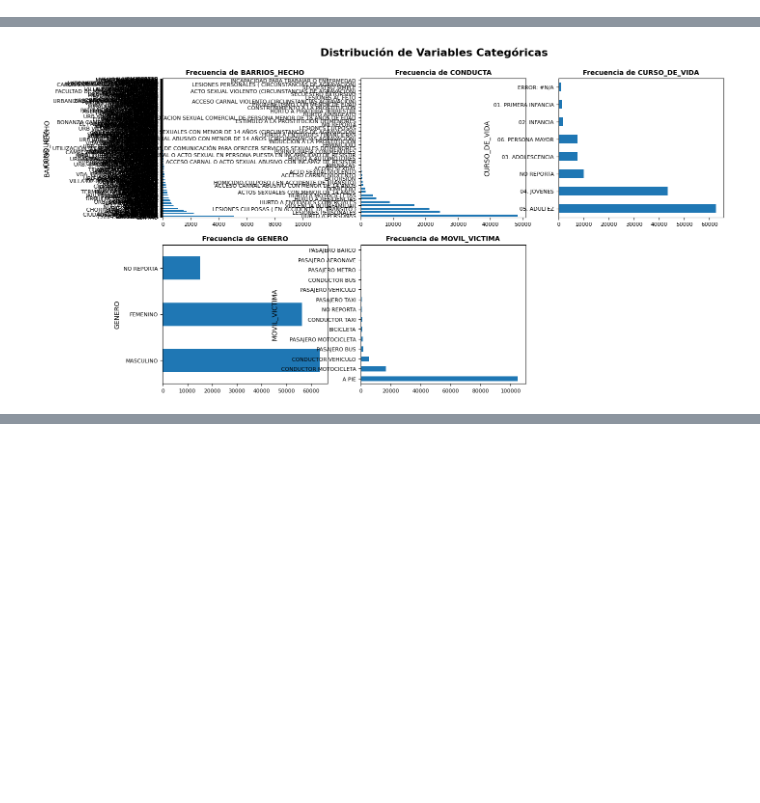
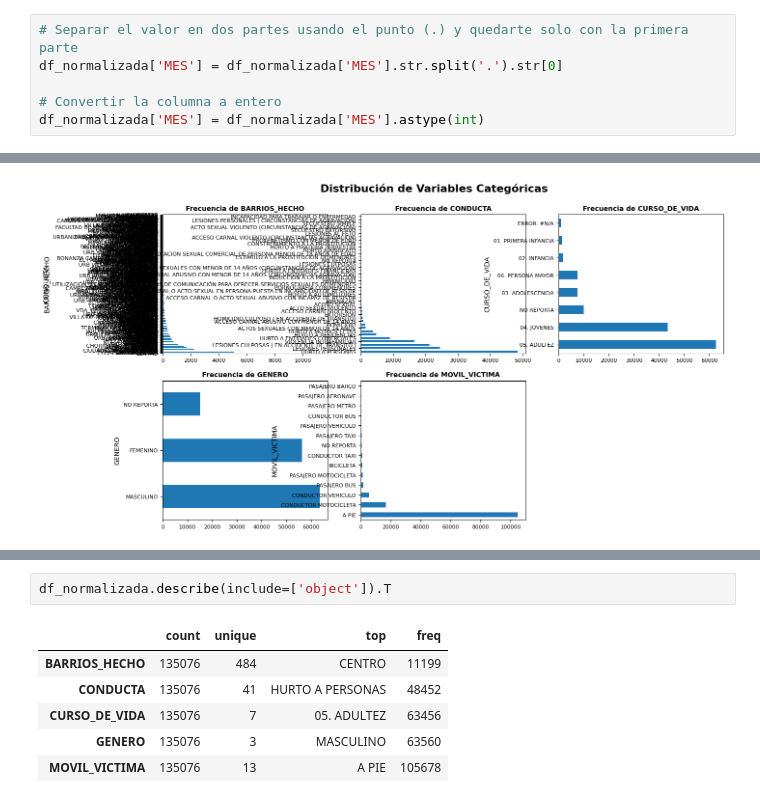
Before and after one commit to cogollo12/proyecto-IA, a Jupyter notebook: PROYECTO.ipynb, the cells around one changed output, grey strips where cells are left out. Cells and saved outputs as stored; diff of their text form; blank space fills up the shorter version.

```diff
--- a/PROYECTO.ipynb
+++ b/PROYECTO.ipynb
@@ -229,3 +491,9 @@ vamos a crear dos listas segun los tipos de columnas que tenemos, numericas (int
+# %%
+# Separar el valor en dos partes usando el punto (.) y quedarte solo con la primera parte
+df_normalizada['MES'] = df_normalizada['MES'].str.split('.').str[0]
+
+# Convertir la columna a entero
+df_normalizada['MES'] = df_normalizada['MES'].astype(int)
 # %%
 # Seleccionar columnas numéricas
 features_numericos_normalizados = df_normalizada.select_dtypes(["int", "float"]).columns
@@ -327,0 +664,9 @@ plt.show()
+# %%
+df_normalizada.describe(include=['object']).T
+# %% [output]
+|  | count | unique | top | freq |
+| BARRIOS_HECHO | 135076 | 484 | CENTRO | 11199 |
+| CONDUCTA | 135076 | 41 | HURTO A PERSONAS | 48452 |
+| CURSO_DE_VIDA | 135076 | 7 | 05. ADULTEZ | 63456 |
+| GENERO | 135076 | 3 | MASCULINO | 63560 |
+| MOVIL_VICTIMA | 135076 | 13 | A PIE | 105678 |
```
Also changed, not shown: parts of 41 cells of this notebook.
